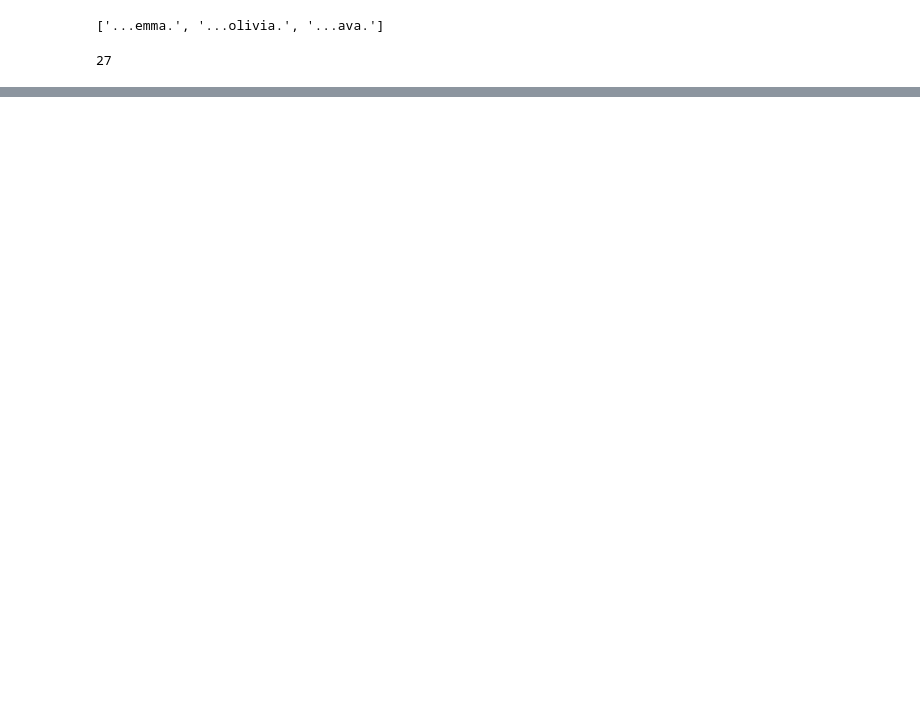
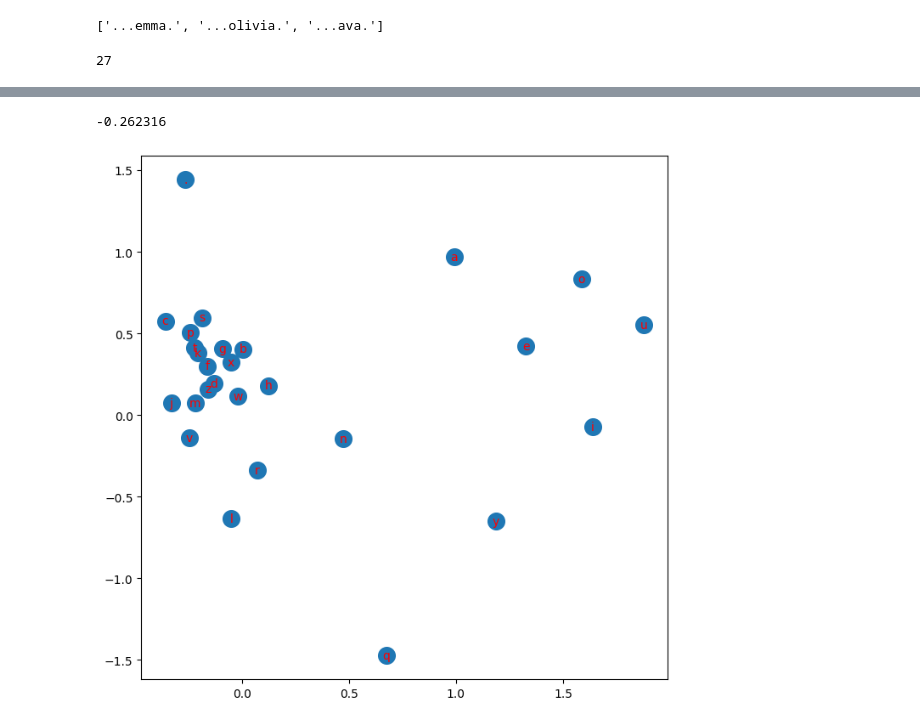
Before and after one commit to MenuaB/makemore_zxcv, a Jupyter notebook: makemore_mlp.ipynb, the cells around one changed output, grey strips where cells are left out. Saved outputs shown, nothing was run; the diff lists cells and outputs as text; code cells hidden in the pictures; blank space fills up the shorter version.

Commit message:
Added generator, embedding visualization

```diff
--- a/makemore_mlp.ipynb
+++ b/makemore_mlp.ipynb
@@ -20,9 +21,11 @@ length
 27
 # %%
 Xs, Ys = [], []
-for word in names[:10]:
+for word in names:
     for c1, c2, c3, c4 in zip(word, word[1:], word[2:], word[3:]):
         Xs.append([chtoi[c1],chtoi[c2],chtoi[c3]])
         Ys.append(chtoi[c4])
-Xs[:10], Ys[:10]
+Xs = torch.tensor(Xs)
+Ys = torch.tensor(Ys)
+Xs[:10], Ys[:10], Xs.shape, Ys.shape
 # %% [output]
@@ -40,26 +45,34 @@ Xs[:10], Ys[:10]
 # %%
 embedding_dim = 2
+batch_size = 32
 hid_dim = [padding*embedding_dim, 100]
-
-lr = 1
-embed = torch.rand((length, embedding_dim))
+g = torch.Generator().manual_seed(12834)
+lr = .1
+embed = torch.rand((length, embedding_dim), requires_grad=True, generator=g)
 print(f'{embed[Xs].shape=}')
 
-W1 = torch.randn(hid_dim[0],hid_dim[1], requires_grad=True)
-b1 = torch.randn(hid_dim[1], requires_grad=True)
-W2 = torch.randn(hid_dim[1],length, requires_grad=True)
-b2 = torch.randn(length, requires_grad=True)
-parameters = [W1, b1, W2, b2]
+W1 = torch.randn(hid_dim[0],hid_dim[1], requires_grad=True, generator=g)
+b1 = torch.randn(hid_dim[1], requires_grad=True, generator=g)
+W2 = torch.randn(hid_dim[1],length, requires_grad=True, generator=g)
+b2 = torch.randn(length, requires_grad=True, generator=g)
+parameters = [embed, W1, b1, W2, b2]
 print(f'{W1.shape=}, {b1.shape=}, {W2.shape=}, {b2.shape=}')
 
-for i in range(1000):
-    hidden = torch.tanh(embed[Xs].view(-1, hid_dim[0]) @ W1 + b1)
+for i in range(100000):
+    batch = torch.randint(0, Xs.shape[0], (batch_size,))
+    hidden = torch.tanh(embed[Xs[batch]].view(-1, hid_dim[0]) @ W1 + b1)
     out = hidden @ W2 + b2
-    loss = F.cross_entropy(out, torch.tensor(Ys))
+    loss = F.cross_entropy(out, torch.tensor(Ys[batch]))
     for p in parameters:
         p.grad = None
     loss.backward()
     for p in parameters:
         p.data -= lr * p.grad
+    if i % 1000 == 0:
+        print(f'loss={loss.item()}')
+    if  i == 100000:
+        lr *= .1
+    # if loss.item() < 2:
+    #     break
 print(f'loss={loss.item()}')
 # %% [output]
@@ -68,0 +99,13 @@ loss=0.5360665321350098
+# %%
+embeddings = embed.detach().numpy()
+embeddings.shape
+embeddings[0,0]
+# %% [output]
+-0.262316
+# %%
+plt.figure(figsize=(8,8))
+plt.scatter(embeddings[:,0], embeddings[:,1], s=200)
+for i in range(length):
+    plt.text(embeddings[i,0], embeddings[i,1], itoch[i], ha='center', va='center', color='red')
+# %% [output]
+[figure, added]
```
Also changed, not shown: parts of 3 cells of this notebook.
